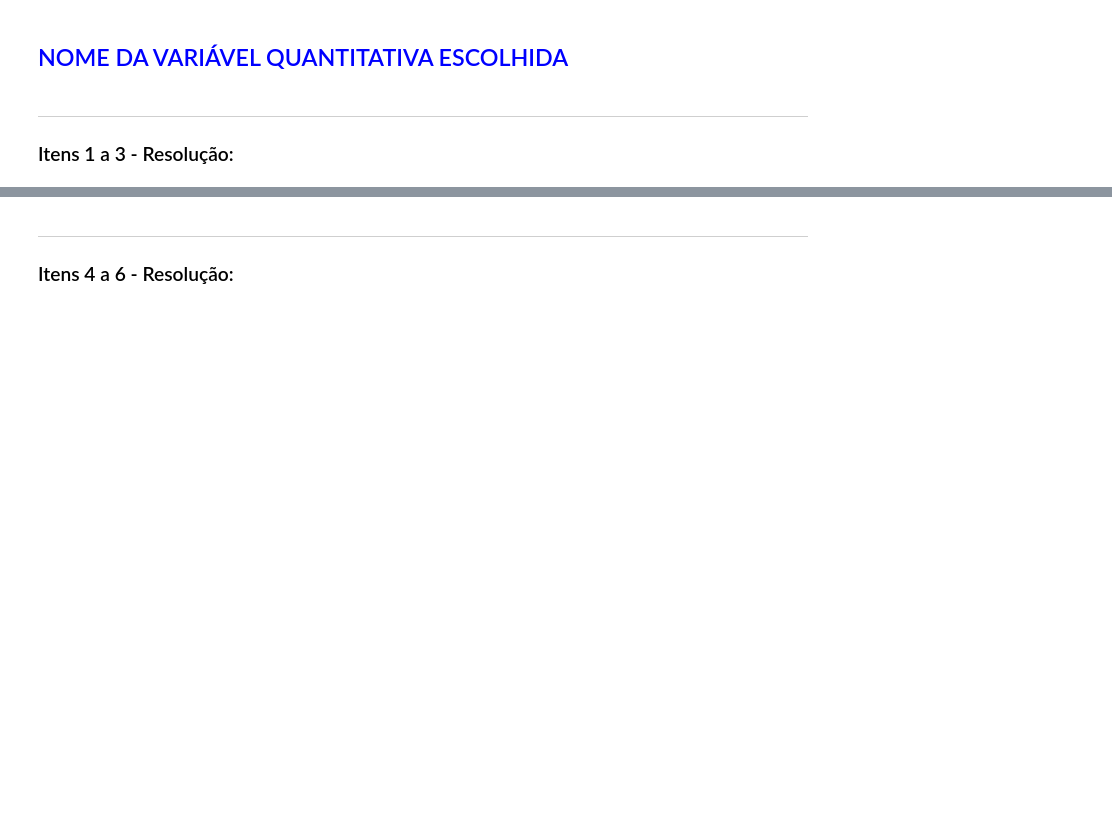
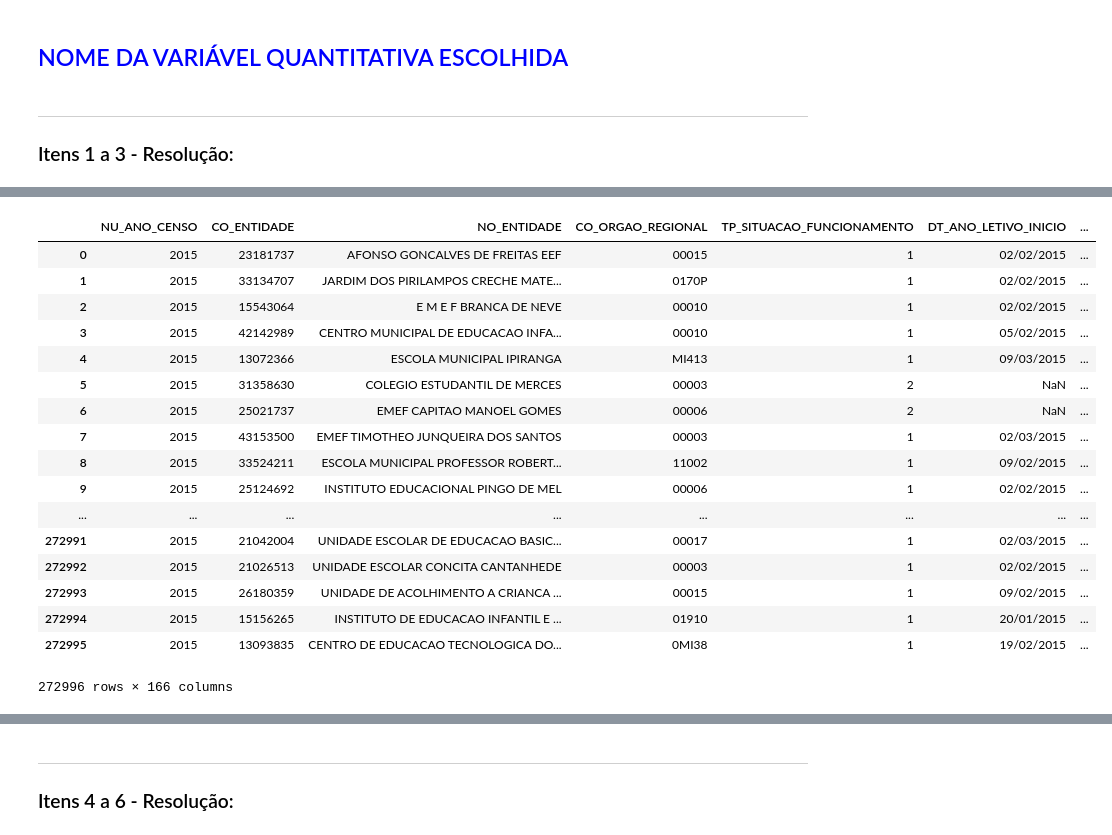
Before and after one commit to carletti/CD, a Jupyter notebook: Mini-Projeto1/MiniProjeto1.ipynb, the cells around one changed output, grey strips where cells are left out. Saved outputs shown, nothing was run; the diff lists cells and outputs as text; code cells hidden in the pictures; blank space fills up the shorter version.

```diff
--- a/Mini-Projeto1/MiniProjeto1.ipynb
+++ b/Mini-Projeto1/MiniProjeto1.ipynb
@@ -24,0 +27,21 @@ C:\Users\trcar\Desktop\Insper\2º Semestre\Ciência dos dados\Github\CDEng\MiniP
+# %%
+ESCOLAS
+# %% [output]
+|  | NU_ANO_CENSO | CO_ENTIDADE | NO_ENTIDADE | CO_ORGAO_REGIONAL | TP_SITUACAO_FUNCIONAMENTO | DT_ANO_LETIVO_INICIO | ... |
+| 0 | 2015 | 23181737 | AFONSO GONCALVES DE FREITAS EEF | 00015 | 1 | 02/02/2015 | ... |
+| 1 | 2015 | 33134707 | JARDIM DOS PIRILAMPOS CRECHE MATE... | 0170P | 1 | 02/02/2015 | ... |
+| 2 | 2015 | 15543064 | E M E F BRANCA DE NEVE | 00010 | 1 | 02/02/2015 | ... |
+| 3 | 2015 | 42142989 | CENTRO MUNICIPAL DE EDUCACAO INFA... | 00010 | 1 | 05/02/2015 | ... |
+| 4 | 2015 | 13072366 | ESCOLA MUNICIPAL IPIRANGA | MI413 | 1 | 09/03/2015 | ... |
+| 5 | 2015 | 31358630 | COLEGIO ESTUDANTIL DE MERCES | 00003 | 2 | NaN | ... |
+| 6 | 2015 | 25021737 | EMEF CAPITAO MANOEL GOMES | 00006 | 2 | NaN | ... |
+| 7 | 2015 | 43153500 | EMEF TIMOTHEO JUNQUEIRA DOS SANTOS | 00003 | 1 | 02/03/2015 | ... |
+| 8 | 2015 | 33524211 | ESCOLA MUNICIPAL PROFESSOR ROBERT... | 11002 | 1 | 09/02/2015 | ... |
+| 9 | 2015 | 25124692 | INSTITUTO EDUCACIONAL PINGO DE MEL | 00006 | 1 | 02/02/2015 | ... |
+| ... | ... | ... | ... | ... | ... | ... | ... |
+| 272991 | 2015 | 21042004 | UNIDADE ESCOLAR DE EDUCACAO BASIC... | 00017 | 1 | 02/03/2015 | ... |
+| 272992 | 2015 | 21026513 | UNIDADE ESCOLAR CONCITA CANTANHEDE | 00003 | 1 | 02/02/2015 | ... |
+| 272993 | 2015 | 26180359 | UNIDADE DE ACOLHIMENTO A CRIANCA ... | 00015 | 1 | 09/02/2015 | ... |
+| 272994 | 2015 | 15156265 | INSTITUTO DE EDUCACAO INFANTIL E ... | 01910 | 1 | 20/01/2015 | ... |
+| 272995 | 2015 | 13093835 | CENTRO DE EDUCACAO TECNOLOGICA DO... | 0MI38 | 1 | 19/02/2015 | ... |
+272996 rows × 166 columns
```
Also changed, not shown: parts of 8 cells of this notebook.
